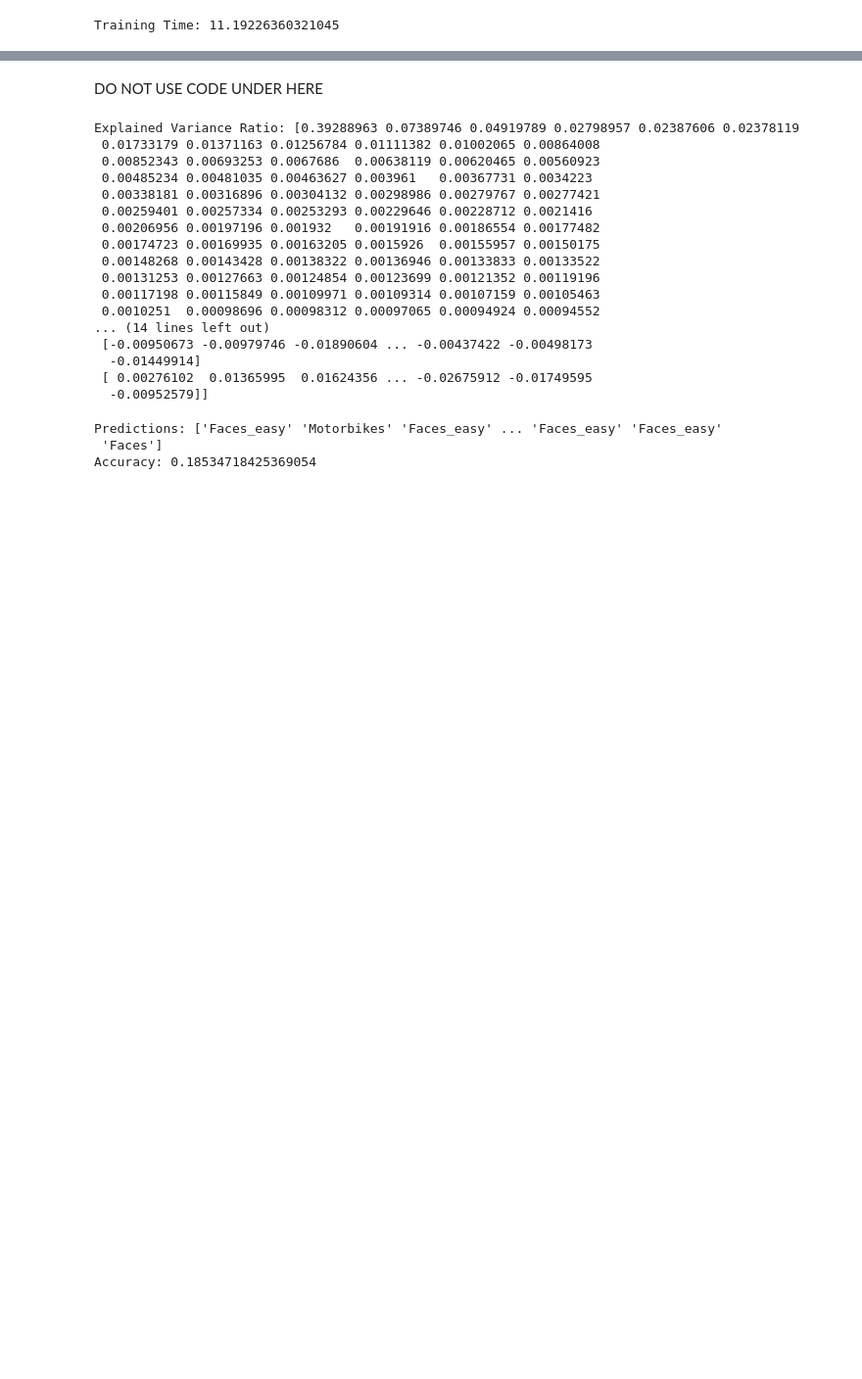
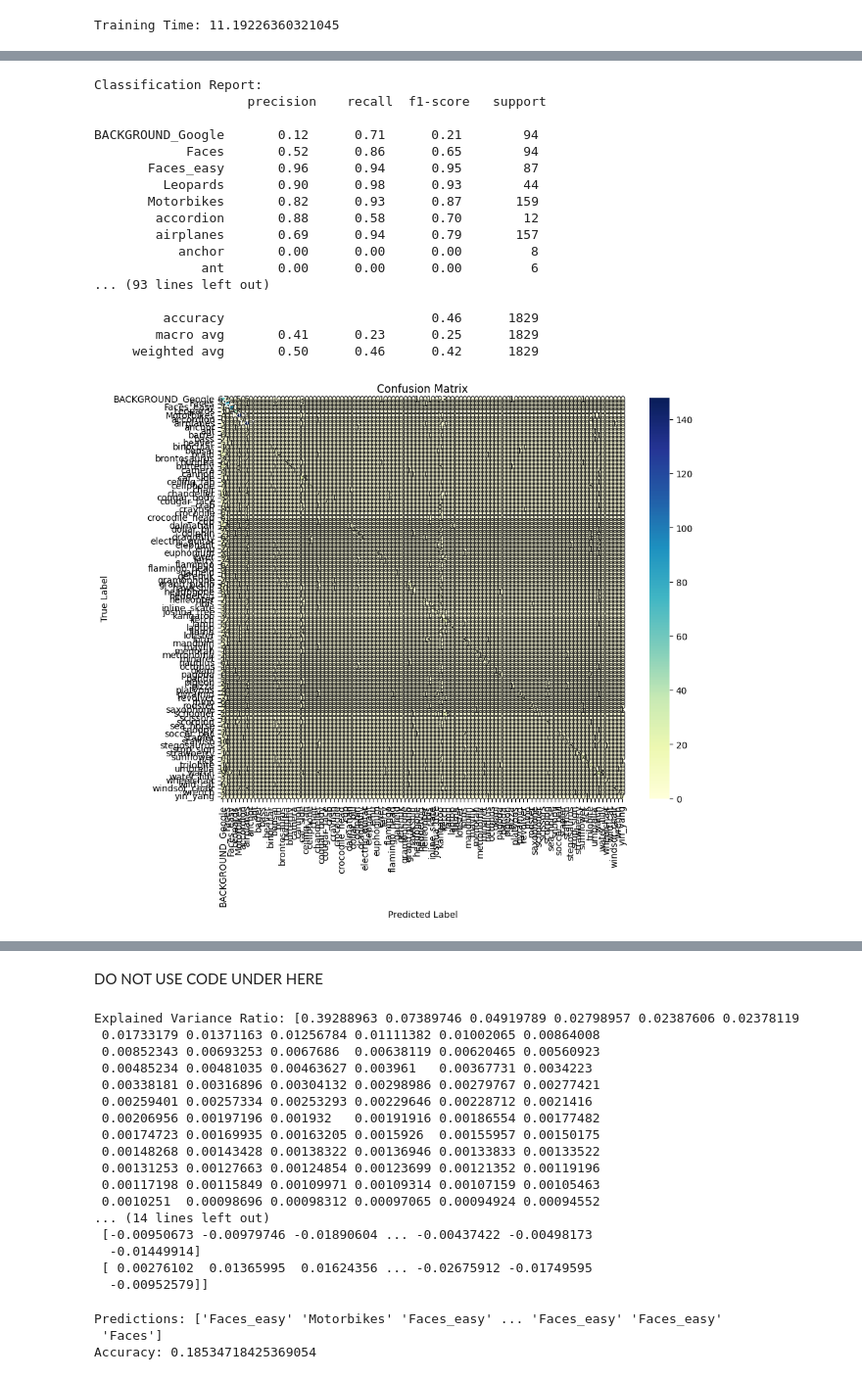
Before and after one commit to AARomanow/wiki, a Jupyter notebook: Caltech101_2.ipynb, the cells around one changed output, grey strips where cells are left out. Shown at 98% size. Drawn from its saved outputs; the diff is of its cells as text; code cells hidden in the pictures; blank space fills up the shorter version.

```diff
--- a/Caltech101_2.ipynb
+++ b/Caltech101_2.ipynb
@@ -626,0 +633,52 @@ Test Inference Time: 3.731231689453125
+# %%
+import os
+import cv2
+import numpy as np
+from sklearn.decomposition import PCA
+from sklearn.svm import SVC
+from sklearn.metrics import accuracy_score, classification_report
+import seaborn as sns
+import matplotlib.pyplot as plt
+
+# Rest of your code...
+
+# Generate classification report on the test set
+classification_rep = classification_report(test_labels, test_predictions)
+print("Classification Report:\n", classification_rep)
+
+# Get the list of class labels
+class_labels = np.unique(test_labels)
+
+# Create a confusion matrix
+confusion_matrix = np.zeros((len(class_labels), len(class_labels)), dtype=int)
+for true_label, predicted_label in zip(test_labels, test_predictions):
+    true_index = np.where(class_labels == true_label)[0][0]
+    pred_index = np.where(class_labels == predicted_label)[0][0]
+    confusion_matrix[true_index][pred_index] += 1
+
+# Create a heatmap
+plt.figure(figsize=(10, 8))
+sns.heatmap(confusion_matrix, annot=True, fmt="d", cmap="YlGnBu", xticklabels=class_labels, yticklabels=class_labels)
+plt.xlabel("Predicted Label")
+plt.ylabel("True Label")
+plt.title("Confusion Matrix")
+plt.show()
+# %% [output]
+Classification Report:
+                    precision    recall  f1-score   support
+
+BACKGROUND_Google       0.12      0.71      0.21        94
+            Faces       0.52      0.86      0.65        94
+       Faces_easy       0.96      0.94      0.95        87
+         Leopards       0.90      0.98      0.93        44
+       Motorbikes       0.82      0.93      0.87       159
+        accordion       0.88      0.58      0.70        12
+        airplanes       0.69      0.94      0.79       157
+           anchor       0.00      0.00      0.00         8
+              ant       0.00      0.00      0.00         6
+... (93 lines left out)
+
+         accuracy                           0.46      1829
+        macro avg       0.41      0.23      0.25      1829
+     weighted avg       0.50      0.46      0.42      1829
+[figure, added]
```
Also changed, not shown: parts of 11 cells of this notebook.
